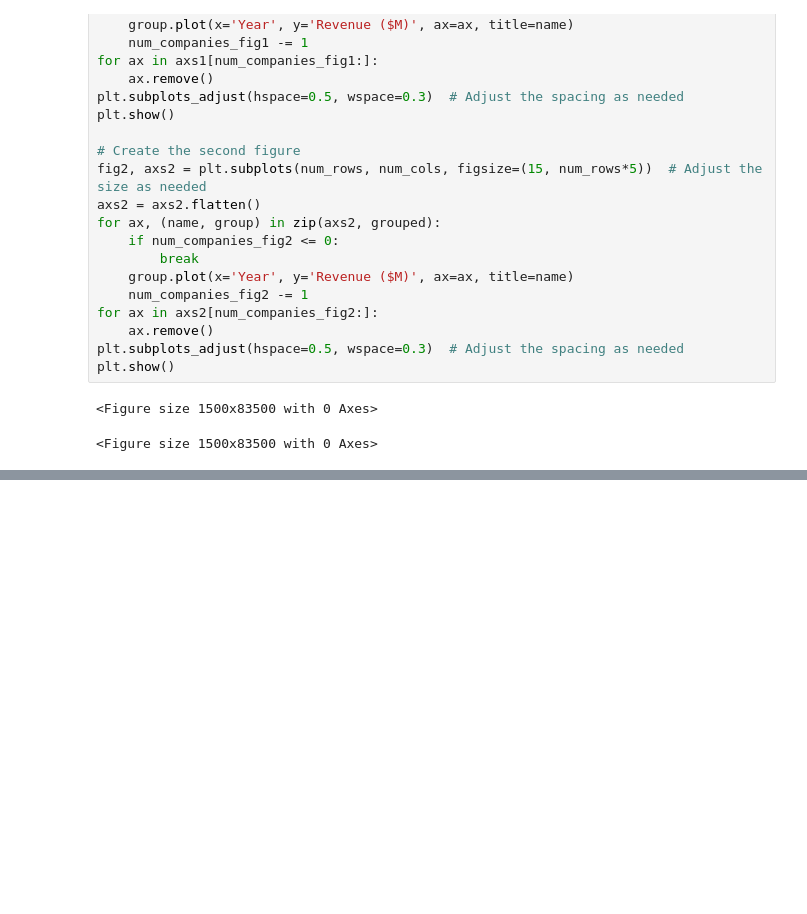
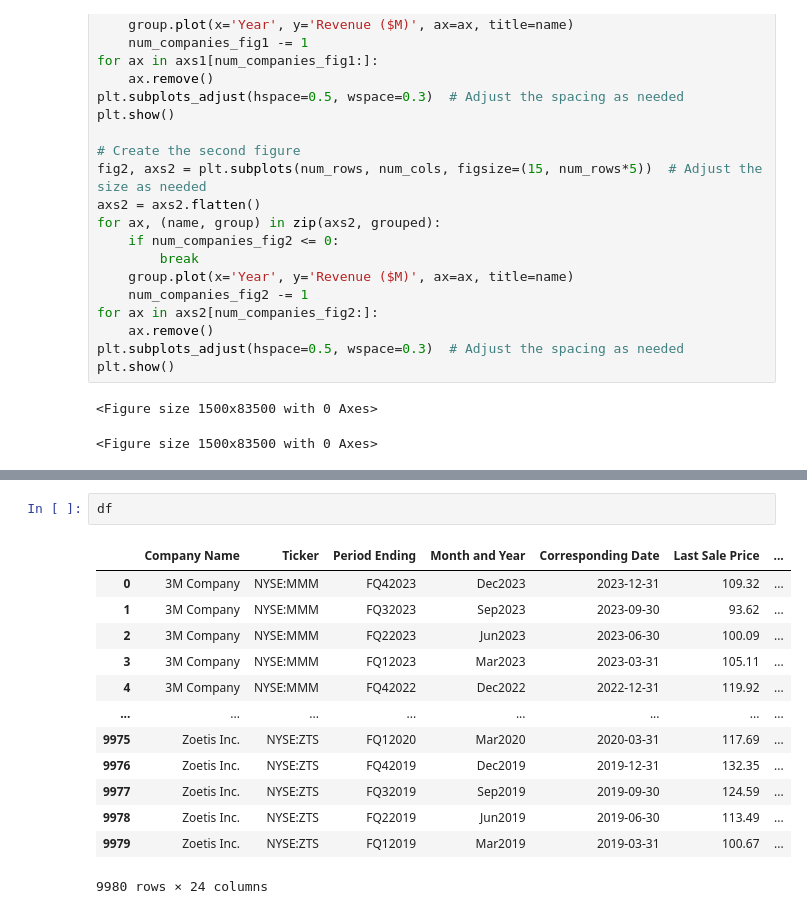
Before and after one commit to CarsonBoettinger/ST462StockAnalysis, a Jupyter notebook: StockAnalysis.ipynb, the cells around one changed output, grey strips where cells are left out. Drawn from its saved outputs; the diff is of its cells as text; blank space fills up the shorter version.

```diff
--- a/StockAnalysis.ipynb
+++ b/StockAnalysis.ipynb
@@ -221,0 +231,16 @@ plt.show()
+# %%
+df
+# %% [output]
+|  | Company Name | Ticker | Period Ending | Month and Year | Corresponding Date | Last Sale Price | ... |
+| 0 | 3M Company | NYSE:MMM | FQ42023 | Dec2023 | 2023-12-31 | 109.32 | ... |
+| 1 | 3M Company | NYSE:MMM | FQ32023 | Sep2023 | 2023-09-30 | 93.62 | ... |
+| 2 | 3M Company | NYSE:MMM | FQ22023 | Jun2023 | 2023-06-30 | 100.09 | ... |
+| 3 | 3M Company | NYSE:MMM | FQ12023 | Mar2023 | 2023-03-31 | 105.11 | ... |
+| 4 | 3M Company | NYSE:MMM | FQ42022 | Dec2022 | 2022-12-31 | 119.92 | ... |
+| ... | ... | ... | ... | ... | ... | ... | ... |
+| 9975 | Zoetis Inc. | NYSE:ZTS | FQ12020 | Mar2020 | 2020-03-31 | 117.69 | ... |
+| 9976 | Zoetis Inc. | NYSE:ZTS | FQ42019 | Dec2019 | 2019-12-31 | 132.35 | ... |
+| 9977 | Zoetis Inc. | NYSE:ZTS | FQ32019 | Sep2019 | 2019-09-30 | 124.59 | ... |
+| 9978 | Zoetis Inc. | NYSE:ZTS | FQ22019 | Jun2019 | 2019-06-30 | 113.49 | ... |
+| 9979 | Zoetis Inc. | NYSE:ZTS | FQ12019 | Mar2019 | 2019-03-31 | 100.67 | ... |
+9980 rows × 24 columns
```
Also changed, not shown: parts of 12 cells of this notebook.
